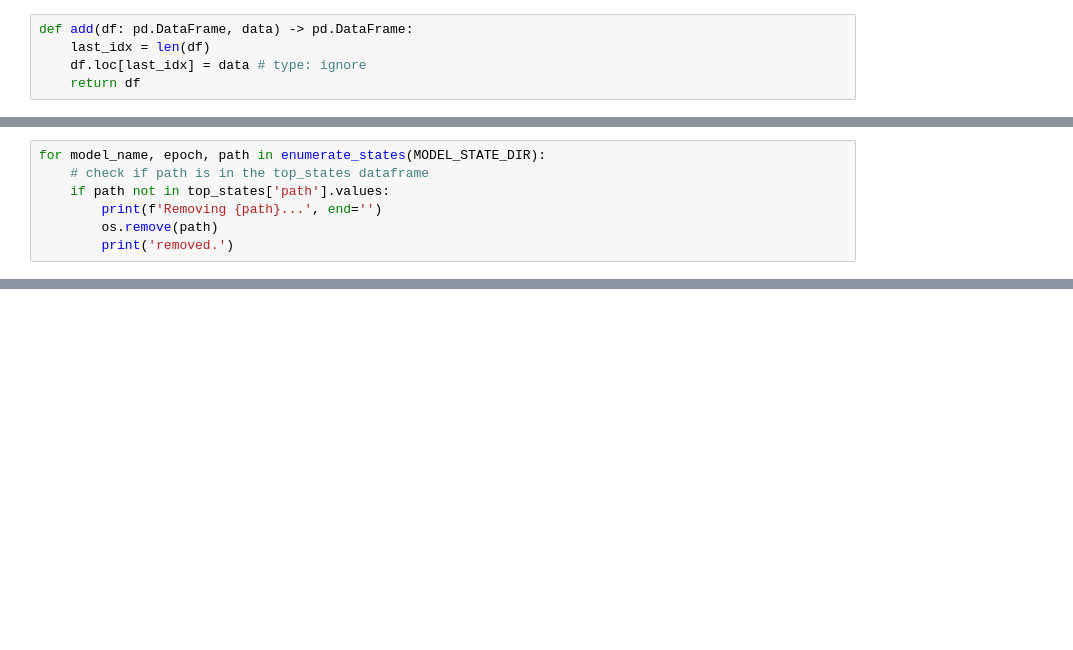
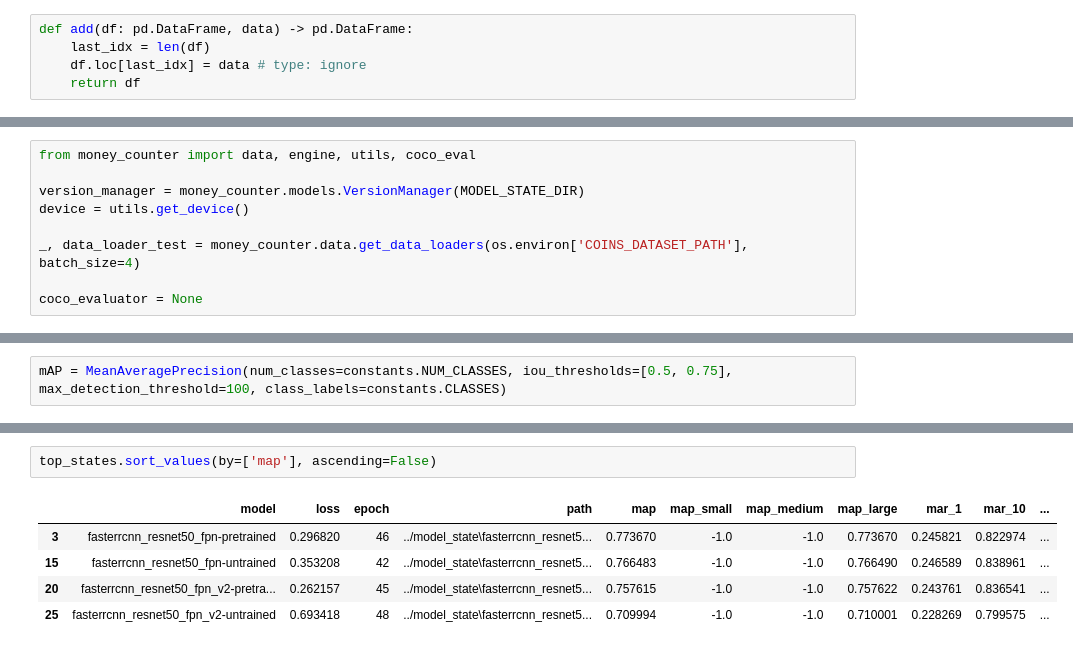
Before and after one commit to bruno-brant/python-money-detector, a Jupyter notebook: notebooks/print_losses.ipynb, the cells around one changed output, grey strips where cells are left out. Drawn from its saved outputs; the diff is of its cells as text; blank space fills up the shorter version.

```diff
--- a/notebooks/print_losses.ipynb
+++ b/notebooks/print_losses.ipynb
@@ -83,7 +131,0 @@ top_states
-# %%
-for model_name, epoch, path in enumerate_states(MODEL_STATE_DIR):
-	# check if path is in the top_states dataframe
-	if path not in top_states['path'].values:
-		print(f'Removing {path}...', end='')
-		os.remove(path)
-		print('removed.')
@@ -105,0 +132,9 @@ Removing ../model_state\fasterrcnn_resnet50_fpn_v2-untrained\epoch_099.pth...rem
+# %%
+from money_counter import data, engine, utils, coco_eval
+
+version_manager = money_counter.models.VersionManager(MODEL_STATE_DIR)
+device = utils.get_device()
+
+_, data_loader_test = money_counter.data.get_data_loaders(os.environ['COINS_DATASET_PATH'], batch_size=4)
+
+coco_evaluator = None
@@ -105,0 +144,2 @@ Removing ../model_state\fasterrcnn_resnet50_fpn_v2-untrained\epoch_099.pth...rem
+# %%
+mAP = MeanAveragePrecision(num_classes=constants.NUM_CLASSES, iou_thresholds=[0.5, 0.75], max_detection_threshold=100, class_labels=constants.CLASSES)
@@ -105,0 +210,8 @@ Removing ../model_state\fasterrcnn_resnet50_fpn_v2-untrained\epoch_099.pth...rem
+# %%
+top_states.sort_values(by=['map'], ascending=False)
+# %% [output]
+|  | model | loss | epoch | path | map | map_small | map_medium | map_large | mar_1 | mar_10 | ... |
+| 3 | fasterrcnn_resnet50_fpn-pretrained | 0.296820 | 46 | ../model_state\fasterrcnn_resnet5... | 0.773670 | -1.0 | -1.0 | 0.773670 | 0.245821 | 0.822974 | ... |
+| 15 | fasterrcnn_resnet50_fpn-untrained | 0.353208 | 42 | ../model_state\fasterrcnn_resnet5... | 0.766483 | -1.0 | -1.0 | 0.766490 | 0.246589 | 0.838961 | ... |
+| 20 | fasterrcnn_resnet50_fpn_v2-pretra... | 0.262157 | 45 | ../model_state\fasterrcnn_resnet5... | 0.757615 | -1.0 | -1.0 | 0.757622 | 0.243761 | 0.836541 | ... |
+| 25 | fasterrcnn_resnet50_fpn_v2-untrained | 0.693418 | 48 | ../model_state\fasterrcnn_resnet5... | 0.709994 | -1.0 | -1.0 | 0.710001 | 0.228269 | 0.799575 | ... |
```
Also changed, not shown: parts of 13 cells of this notebook, 9 other files.
